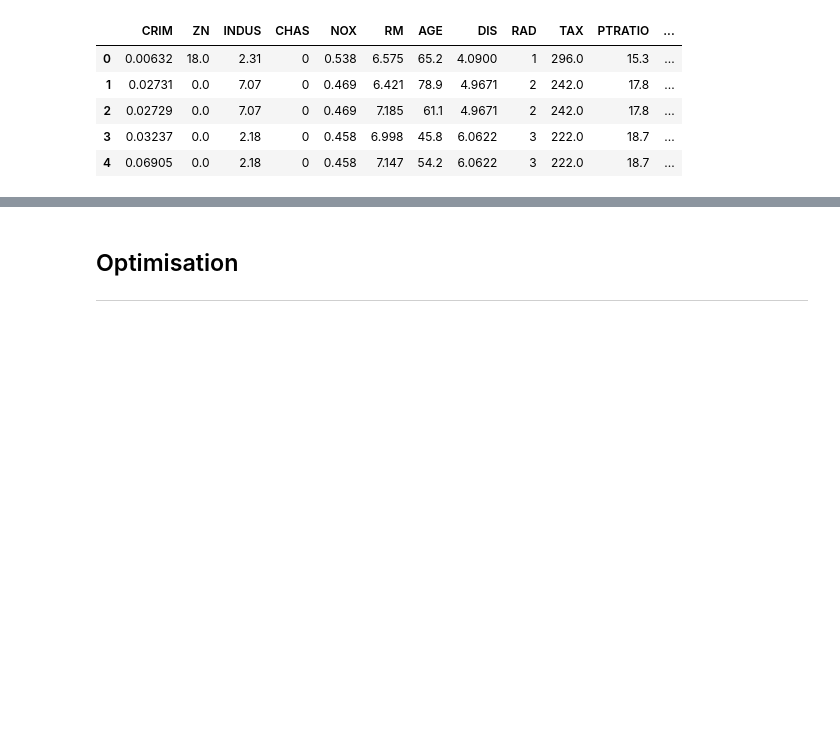
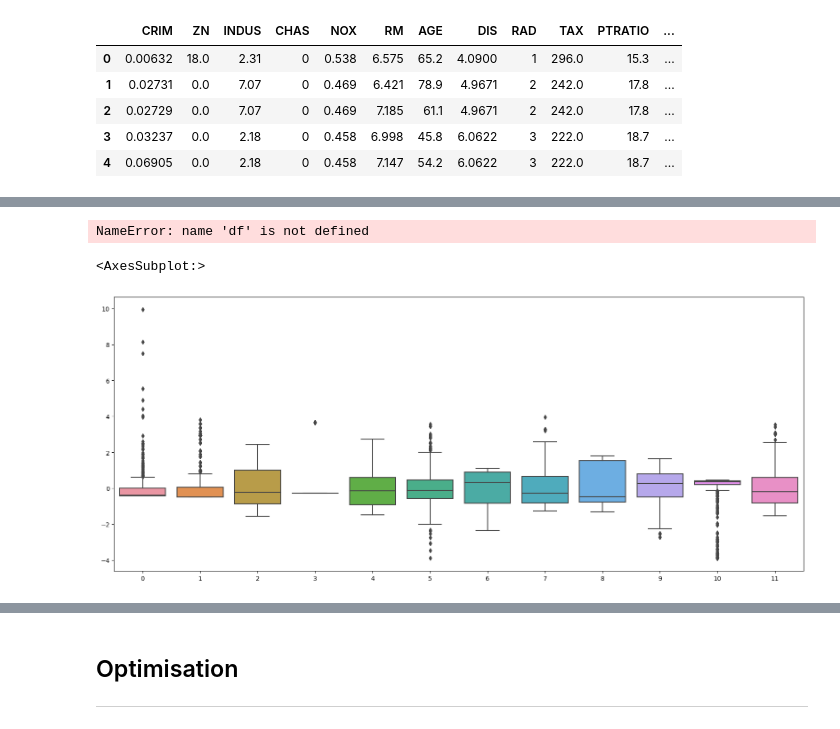
Before and after one commit to RossErskine/ML_Algorithms, a Jupyter notebook: Linear regression.ipynb, the cells around one changed output, grey strips where cells are left out. Saved outputs shown, nothing was run; the diff lists cells and outputs as text; code cells hidden in the pictures; blank space fills up the shorter version.

```diff
--- a/Linear regression.ipynb
+++ b/Linear regression.ipynb
@@ -78,0 +193,22 @@ class LinearRegression:
+# %%
+# removing "RAD" column
+
+df.drop(columns = 'RAD', axis = 1, inplace = True)
+# %%
+# assign numeriscal label to y
+y = df['MEDV']
+X = df.drop('MEDV', axis=1)
+X.head()
+# %% [output]
+NameError: name 'df' is not defined
+# %%
+# Normalise the features to use zero mean normalisation
+
+from sklearn.preprocessing import StandardScaler
+scaler = StandardScaler()
+X = scaler.fit_transform(X)
+fig, ax=plt.subplots(1,figsize=(20,8))
+sns.boxplot(data=X, ax=ax)
+# %% [output]
+<AxesSubplot:>
+[figure, added]
```
Also changed, not shown: parts of 28 cells of this notebook.
